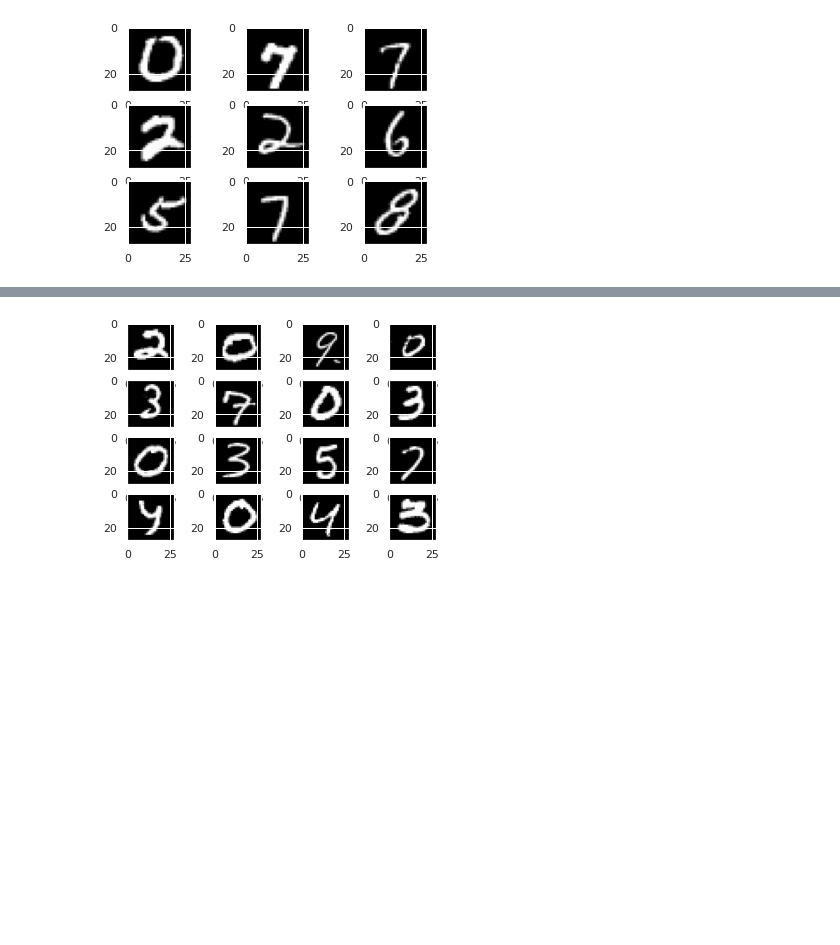
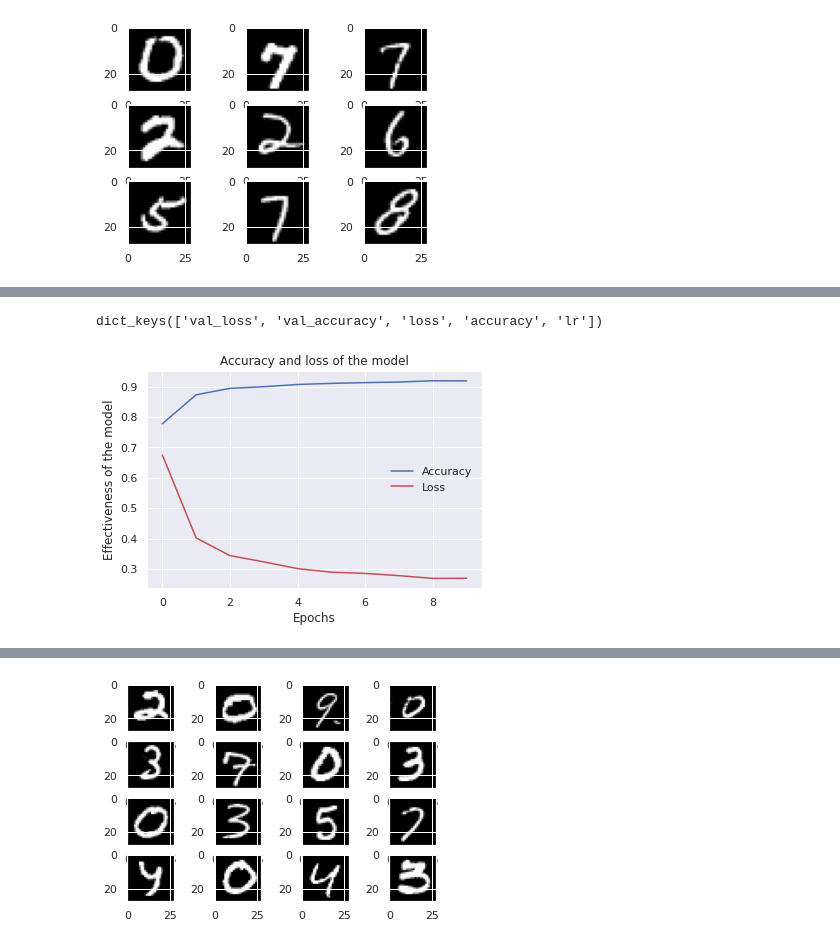
Before and after one commit to Push911/Google-Colab-Challenge, a Jupyter notebook: Mnist (numbers recognition).ipynb, the cells around one changed output, grey strips where cells are left out. Cells and saved outputs as stored; diff of their text form; code cells hidden in the pictures; blank space fills up the shorter version.

```diff
--- a/Mnist (numbers recognition).ipynb
+++ b/Mnist (numbers recognition).ipynb
@@ -135,8 +117,8 @@ Name: label, dtype: int64
 # %%
 x_train = x_train.to_numpy().reshape(-1, 28, 28, 1)
 x_test = x_test.to_numpy().reshape(-1, 28, 28, 1)
-y_train = y_train.to_numpy()
-y_test = y_test.to_numpy()
+y_train = to_categorical(y_train.to_numpy())
+y_test = to_categorical(y_test.to_numpy())
 # %%
 x_train.shape, x_test.shape, y_train.shape, y_test.shape
 # %% [output]
@@ -144,3 +126,6 @@ x_train.shape, x_test.shape, y_train.shape, y_test.shape
+# %%
+x_train = normalize(x_train)
+x_test = normalize(x_test)
 # %%
 fig = plt.figure()
 
@@ -157,6 +142,13 @@ for i in range(9):
     ax.imshow(x_test[i, :,:, 0], cmap="gray")
 # %% [output]
 [figure]
+# %%
+datagen = ImageDataGenerator(
+    zoom_range = 0.1,
+    height_shift_range = 0.1,
+    width_shift_range = 0.1,
+    rotation_range = 20
+)
 # %%
 reduceLearningRate = ReduceLROnPlateau(monitor="loss", factor=0.1, patience=2,
                                        cooldown=2, min_lr=0.001, verbose=1)
@@ -164,13 +156,17 @@ earlyStop = EarlyStopping(monitor="val_loss", patience=5, verbose=1)
 callbacks = [reduceLearningRate, earlyStop]
 # %%
 model = Sequential()
-model.add(Flatten())
-model.add(Dense(256, activation="relu"))
-model.add(Dense(128, activation="relu"))
+model.add(Flatten(input_shape=(28, 28, 1)))
+model.add(Dense(512, activation="relu"))
+model.add(Dropout(0.25))
+model.add(Dense(1024, activation="relu"))
+model.add(Dropout(0.5))
 model.add(Dense(10, activation="softmax"))
 
-model.compile(loss="sparse_categorical_crossentropy",
+model.compile(loss="categorical_crossentropy",
           optimizer="adam", metrics=["accuracy"])
-history = model.fit(x_train, y_train, callbacks=callbacks, epochs=epochs)
+history = model.fit_generator(datagen.flow(x_train, y_train, batch_size=32),
+                              validation_data=datagen.flow(x_test, y_test, batch_size=16),
+                              callbacks=callbacks, epochs=epochs, verbose=1)
 # %% [output]
 Epoch 1/10
@@ -195,0 +192,14 @@ Epoch 10/10
+# %%
+history.history.keys()
+# %% [output]
+dict_keys(['val_loss', 'val_accuracy', 'loss', 'accuracy', 'lr'])
+# %%
+plt.plot(history.history["accuracy"], color="b", label="Accuracy")
+plt.plot(history.history["loss"], color="r", label="Loss")
+plt.legend(loc="best", frameon=False)
+plt.title("Accuracy and loss of the model")
+plt.xlabel("Epochs")
+plt.ylabel("Effectiveness of the model")
+plt.show()
+# %% [output]
+[figure, added]
```
Also changed, not shown: parts of 13 cells of this notebook.
